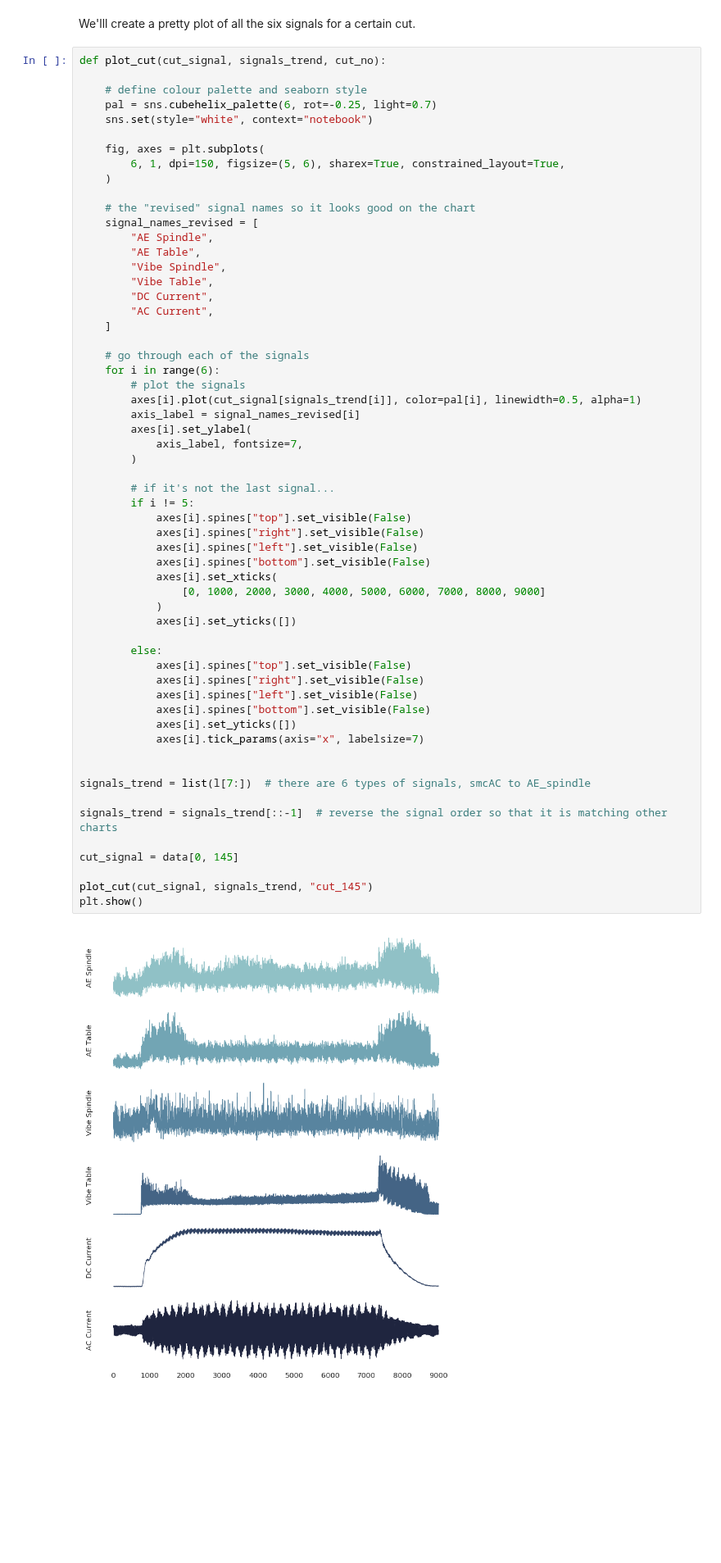
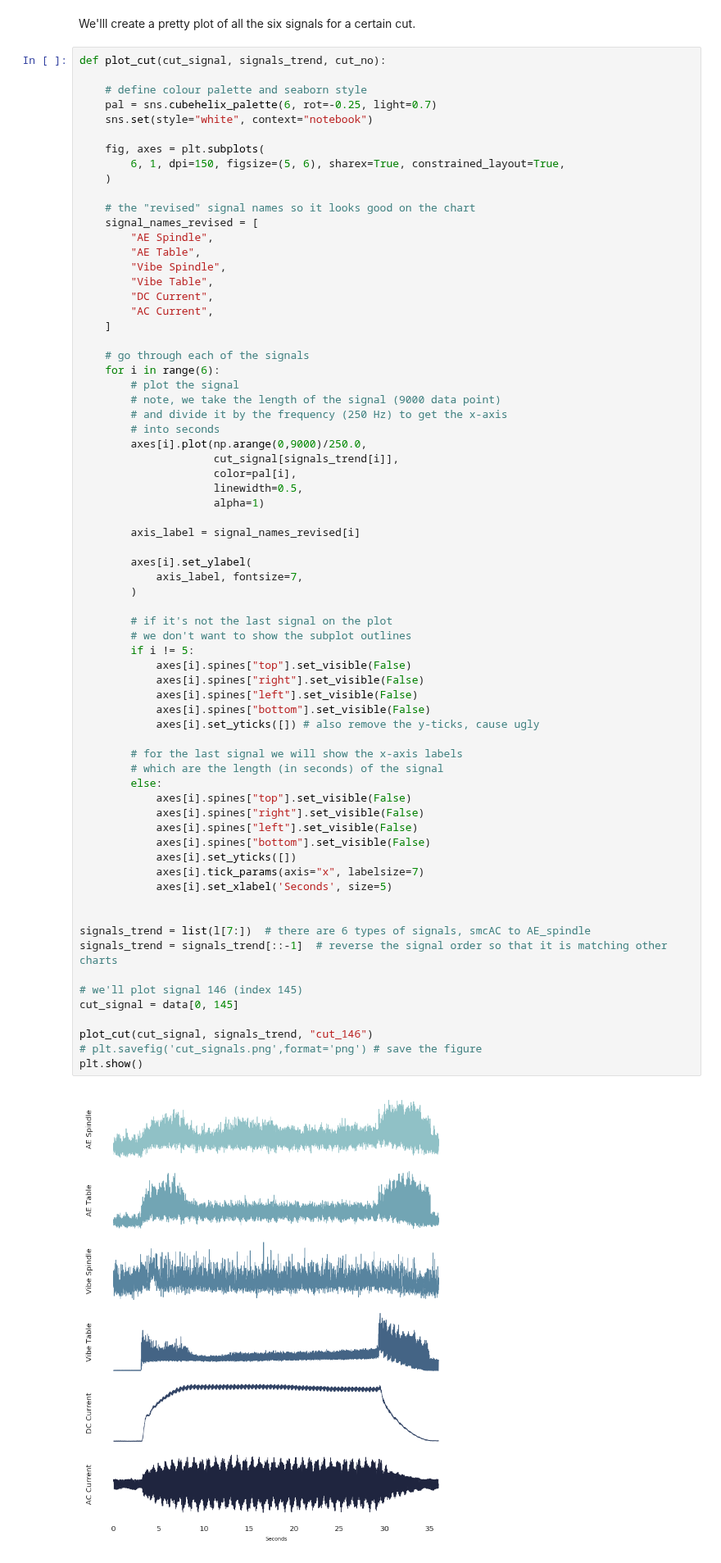
Before and after one commit to tvhahn/ml-tool-wear, a Jupyter notebook: milling-tool-wear-beta-vae.ipynb, the cells around one changed output. Shown at 82% size. Drawn from its saved outputs; the diff is of its cells as text; blank space fills up the shorter version.

Commit message:
updated readme, and added 'seconds' to the plot of all the signals

```diff
--- a/milling-tool-wear-beta-vae.ipynb
+++ b/milling-tool-wear-beta-vae.ipynb
@@ -340,43 +340,54 @@ def plot_cut(cut_signal, signals_trend, cut_no):
 
     # go through each of the signals
     for i in range(6):
-        # plot the signals
-        axes[i].plot(cut_signal[signals_trend[i]], color=pal[i], linewidth=0.5, alpha=1)
+        # plot the signal
+        # note, we take the length of the signal (9000 data point)
+        # and divide it by the frequency (250 Hz) to get the x-axis
+        # into seconds
+        axes[i].plot(np.arange(0,9000)/250.0,
+                     cut_signal[signals_trend[i]],
+                     color=pal[i],
+                     linewidth=0.5,
+                     alpha=1)
+
         axis_label = signal_names_revised[i]
+
         axes[i].set_ylabel(
             axis_label, fontsize=7,
         )
 
-        # if it's not the last signal...
+        # if it's not the last signal on the plot
+        # we don't want to show the subplot outlines
         if i != 5:
             axes[i].spines["top"].set_visible(False)
             axes[i].spines["right"].set_visible(False)
             axes[i].spines["left"].set_visible(False)
             axes[i].spines["bottom"].set_visible(False)
-            axes[i].set_xticks(
-                [0, 1000, 2000, 3000, 4000, 5000, 6000, 7000, 8000, 9000]
-            )
-            axes[i].set_yticks([])
+            axes[i].set_yticks([]) # also remove the y-ticks, cause ugly
 
+        # for the last signal we will show the x-axis labels
+        # which are the length (in seconds) of the signal
         else:
             axes[i].spines["top"].set_visible(False)
             axes[i].spines["right"].set_visible(False)
             axes[i].spines["left"].set_visible(False)
             axes[i].spines["bottom"].set_visible(False)
             axes[i].set_yticks([])
             axes[i].tick_params(axis="x", labelsize=7)
+            axes[i].set_xlabel('Seconds', size=5)
 
 
 signals_trend = list(l[7:])  # there are 6 types of signals, smcAC to AE_spindle
-
 signals_trend = signals_trend[::-1]  # reverse the signal order so that it is matching other charts
 
+# we'll plot signal 146 (index 145)
 cut_signal = data[0, 145]
 
-plot_cut(cut_signal, signals_trend, "cut_145")
+plot_cut(cut_signal, signals_trend, "cut_146")
+# plt.savefig('cut_signals.png',format='png') # save the figure
 plt.show()
 # %% [output]
-[figure, old version]
+[figure, new version]
 # %% [markdown]
 # 2. Data Prep
 # %% [markdown]
```
Also changed, not shown: parts of 3 cells of this notebook, 1 other file.
